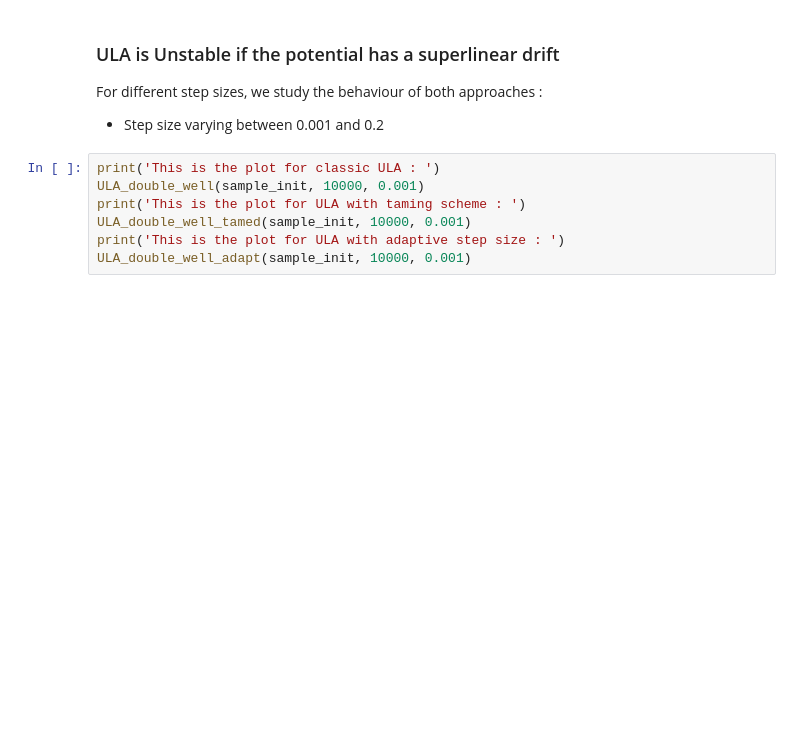
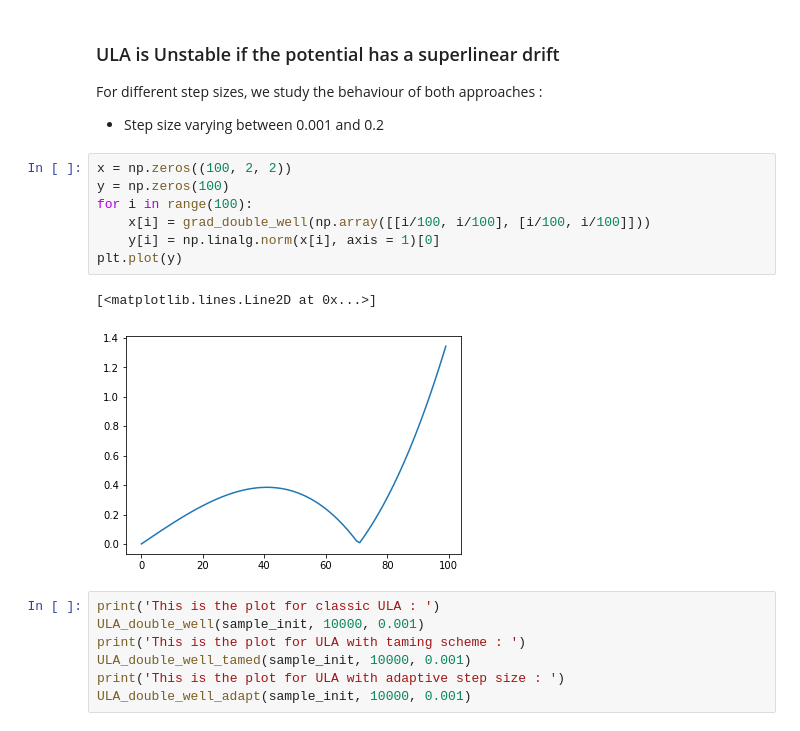
Before and after one commit to PyTomSss/Research_Project-Imperial_College, a Jupyter notebook: Taming Experiment.ipynb, the cells around one changed output. Drawn from its saved outputs; the diff is of its cells as text; blank space fills up the shorter version.

```diff
--- a/Taming Experiment.ipynb
+++ b/Taming Experiment.ipynb
@@ -220,6 +220,16 @@ sample_init = np.random.randn(1000, 2)
 For different step sizes, we study the behaviour of both approaches :
 
 - Step size varying between 0.001 and 0.2
+# %%
+x = np.zeros((100, 2, 2))
+y = np.zeros(100)
+for i in range(100):
+    x[i] = grad_double_well(np.array([[i/100, i/100], [i/100, i/100]]))
+    y[i] = np.linalg.norm(x[i], axis = 1)[0]
+plt.plot(y)
+# %% [output]
+[<matplotlib.lines.Line2D at 0x...>]
+[figure, added]
 # %%
 print('This is the plot for classic ULA : ')
 ULA_double_well(sample_init, 10000, 0.001)
```
Also changed, not shown: parts of 2 cells of this notebook.
